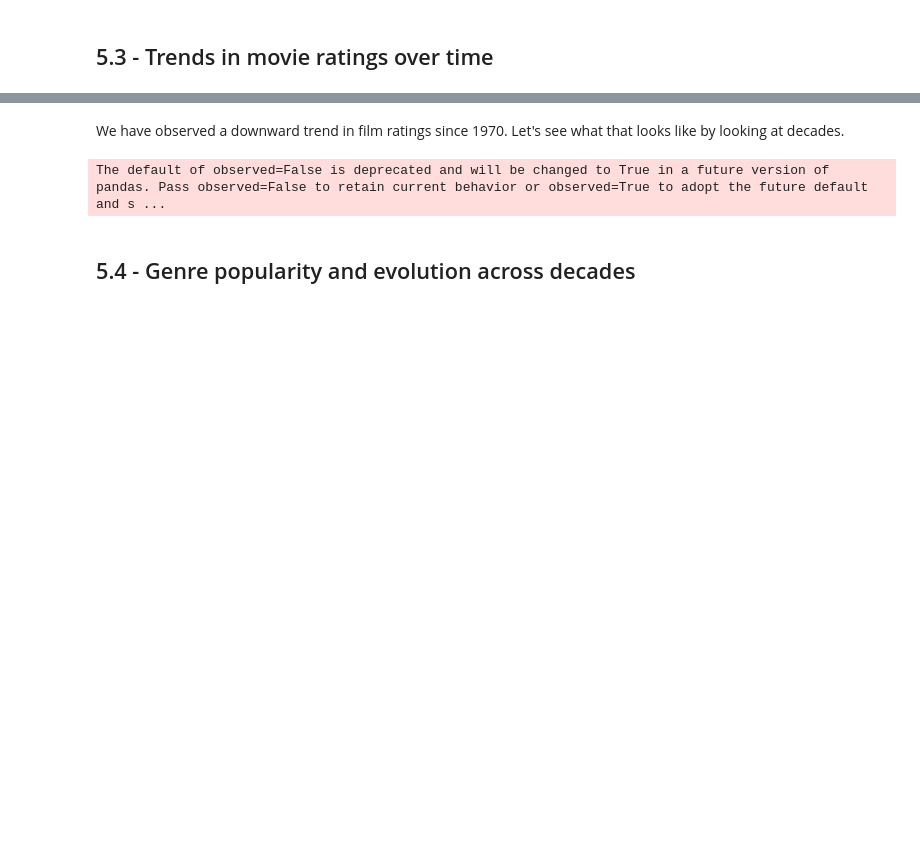
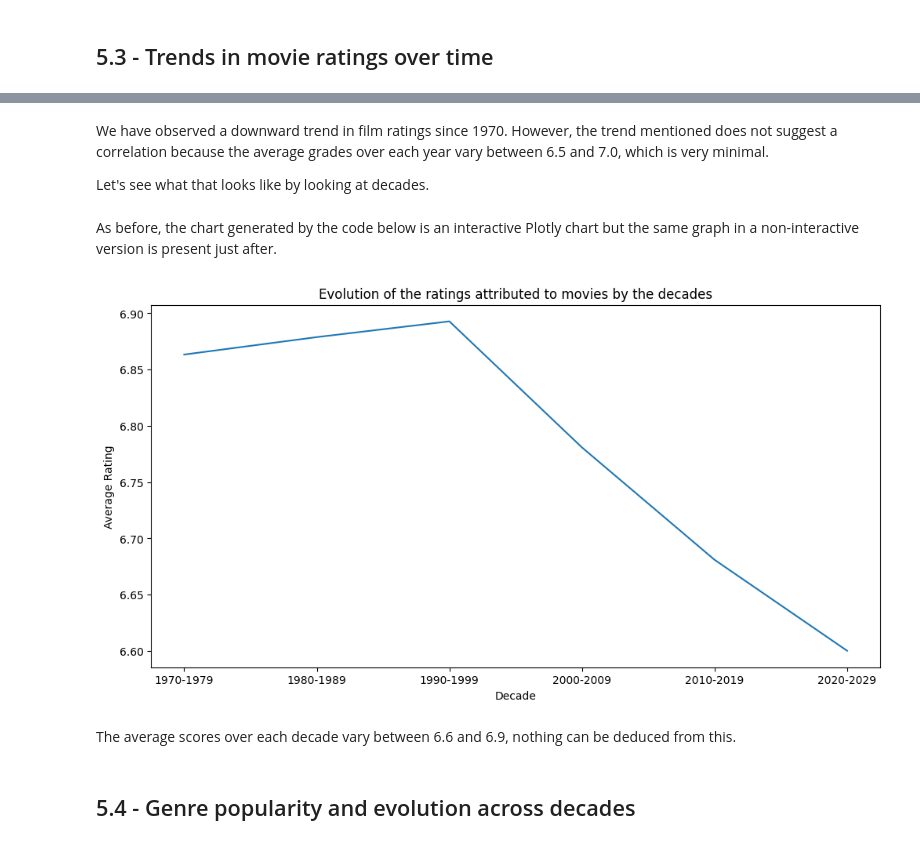
Before and after one commit to Thibaut5599/Analysis_MovieDataset, a Jupyter notebook: Movies_1910_2024.ipynb, the cells around one changed output, grey strips where cells are left out. Cells and saved outputs as stored; diff of their text form; code cells hidden in the pictures; blank space fills up the shorter version.

```diff
--- a/Movies_1910_2024.ipynb
+++ b/Movies_1910_2024.ipynb
@@ -838,5 +828,7 @@ fig.show()
 # %% [markdown]
-We have observed a downward trend in film ratings since 1970. Let's see what that looks like by looking at decades.
+We have observed a downward trend in film ratings since 1970. However, the trend mentioned does not suggest a correlation because the average grades over each year vary between 6.5 and 7.0, which is very minimal.
+
+Let's see what that looks like by looking at decades.
 # %%
 # We define the limits of the decades
 bins = [1969, 1979, 1989, 1999, 2009, 2019, 2029]
@@ -846,20 +838,6 @@ labels = ["1970-1979", "1980-1989", "1990-1999", "2000-2009", "2010-2019", "2020
 df["Decade"] = pd.cut(df["Year"], bins=bins, labels=labels, right=True)
 
 # We group by decade and compute the average rating
-rating_per_decade = df.groupby("Decade")["Weighted_rating"].mean().reset_index()
-
-# We plot the graph representing the evolution of the ratings attributed to movies by the decades
-fig = px.line(
-    rating_per_decade,
-    x="Decade", y="Weighted_rating",
-    title="Evolution of the ratings attributed to movies by the decades",
-    markers=True,
-    height=600)
-
-fig.update_layout(
-    xaxis_title = "Decade",
-    yaxis_title = "Average Rating")
-
-fig.show()
+rating_per_decade = df.groupby("Decade", observed=False)["Weighted_rating"].mean().reset_index()
-# %% [output]
-The default of observed=False is deprecated and will be changed to True in a future version of pandas. Pass observed=False to retain current behavior or observed=True to adopt the future default and s ...
+# %% [markdown]
+As before, the chart generated by the code below is an interactive Plotly chart but the same graph in a non-interactive version is present just after.
@@ -866,3 +858,15 @@ The default of observed=False is deprecated and will be changed to True in a fut
+# %%
+# Evolution of the average number of votes over the year
+plt.figure(figsize=(12, 6))
+sns.lineplot(data= df.groupby("Decade", observed=False)["Weighted_rating"].mean())
+plt.title("Evolution of the ratings attributed to movies by the decades")
+plt.xlabel("Decade")
+plt.ylabel("Average Rating")
+plt.show()
+# %% [output]
+[figure, added]
+# %% [markdown]
+The average scores over each decade vary between 6.6 and 6.9, nothing can be deduced from this.
 # %% [markdown]
 ## 5.4 - Genre popularity and evolution across decades
 # %% [markdown]
```
Also changed, not shown: parts of 27 cells of this notebook.
